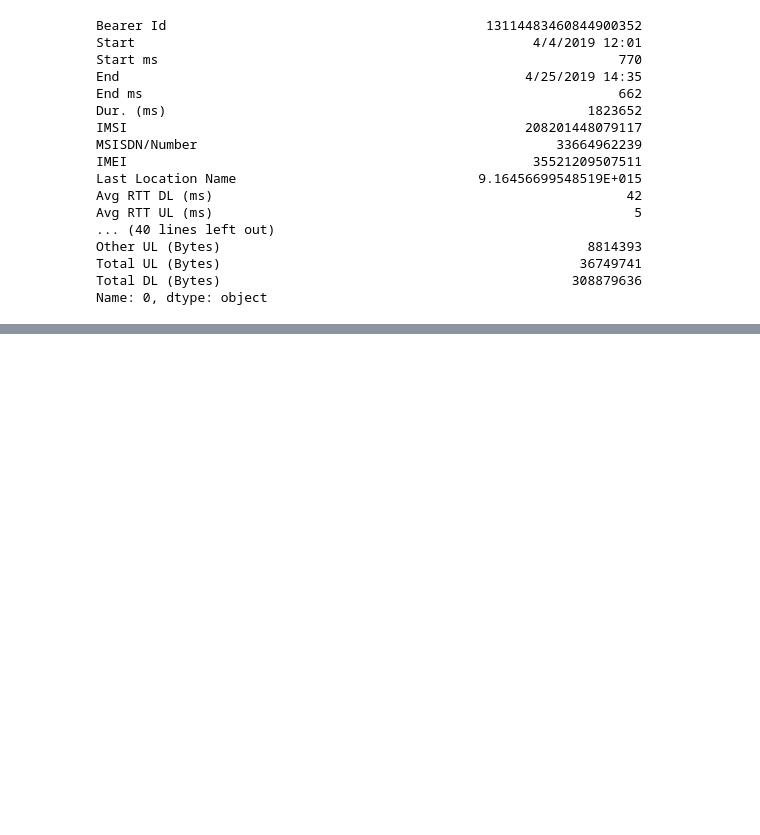
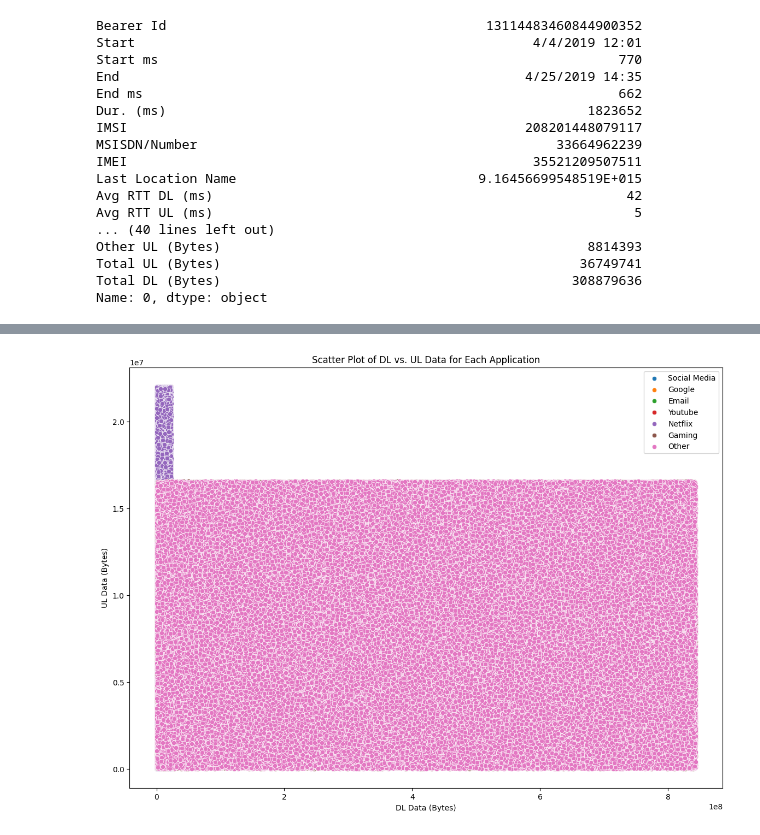
Before and after one commit to merronmuche/telecom_eda, a Jupyter notebook: notebooks/eda.ipynb, the cells around one changed output, grey strips where cells are left out. Cells and saved outputs as stored; diff of their text form; code cells hidden in the pictures; blank space fills up the shorter version.

```diff
--- a/notebooks/eda.ipynb
+++ b/notebooks/eda.ipynb
@@ -225,32 +282,34 @@ for column in numeric_columns:
 # %%
-
+'''Bivariate Analysis; explore the relationship between each application & the total DL+UL data using appropriate methods and interpret your findings.'''
 import seaborn as sns
 import matplotlib.pyplot as plt
 
 # List of applications
 applications = [
     'Social Media',
     'Google',
     'Email',
     'Youtube',
     'Netflix',
     'Gaming',
     'Other',
 ]
 
 # Calculate total DL+UL data
 cleaned_data['Total Data (DL+UL)'] = cleaned_data['Total UL (Bytes)'] + cleaned_data['Total DL (Bytes)']
 
 # Create scatter plots for each application vs. Total Data (DL+UL)
 plt.figure(figsize=(14, 10))
 for app in applications:
     sns.scatterplot(x=cleaned_data[app + ' DL (Bytes)'], y=cleaned_data[app + ' UL (Bytes)'], label=app)
 
 plt.xlabel('DL Data (Bytes)')
 plt.ylabel('UL Data (Bytes)')
 plt.title('Scatter Plot of DL vs. UL Data for Each Application')
 plt.legend()
 plt.show()
+# %% [output]
+[figure, added]
 # %%
 # Convert 'Start' and 'End' columns to datetime format for better handling
 
```
Also changed, not shown: parts of 18 cells of this notebook, 1 other file.
